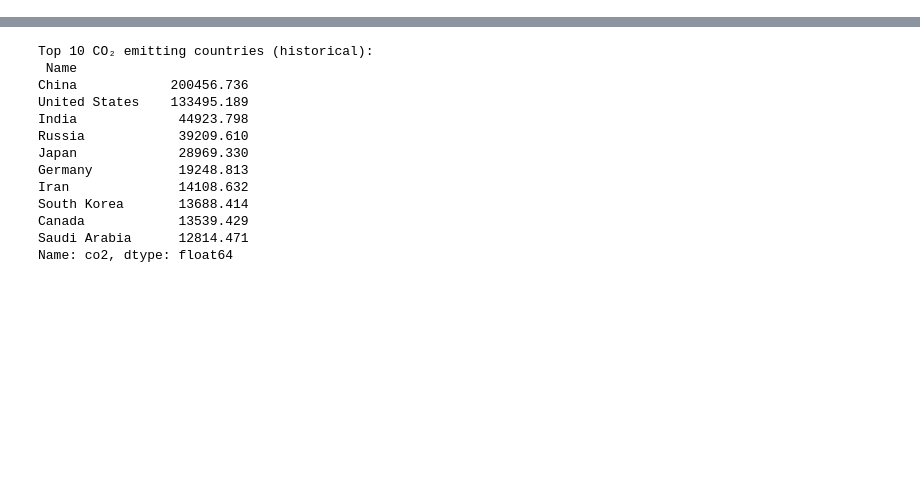
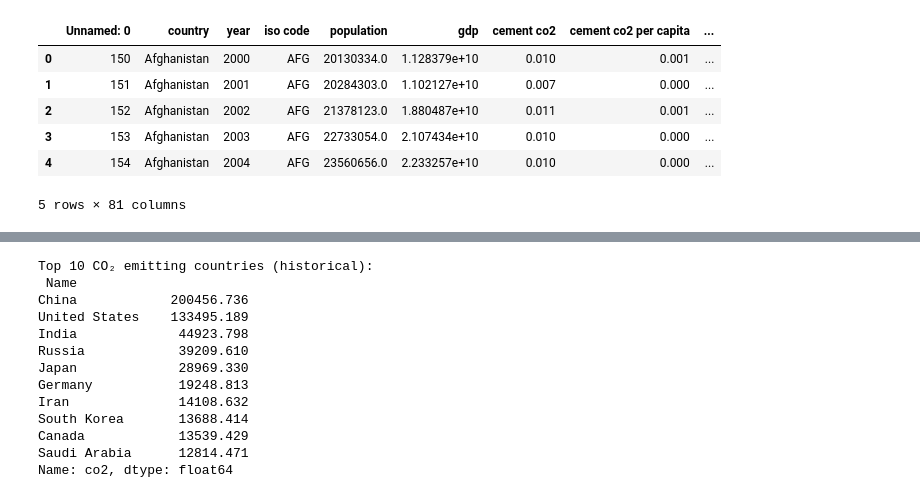
Before and after one commit to ana-nobre/Data-Driven-Insights-for-Multinationals-Global-CO2-Emissions, a Jupyter notebook: EDA/EDA_CO2.ipynb, the cells around one changed output, grey strips where cells are left out. Cells and saved outputs as stored; diff of their text form; code cells hidden in the pictures; blank space fills up the shorter version.

```diff
--- a/EDA_CO2.ipynb
+++ b/EDA/EDA_CO2.ipynb
@@ -4,3 +4,13 @@ import matplotlib.pyplot as plt
 # %%
 df_country = pd.read_csv("data_clean_country.csv")
 df_regions = pd.read_csv("data_clean_regions.csv")
+# %%
+df_country.head()
+# %% [output]
+|  | Unnamed: 0 | country | year | iso code | population | gdp | cement co2 | cement co2 per capita | ... |
+| 0 | 150 | Afghanistan | 2000 | AFG | 20130334.0 | 1.128379e+10 | 0.010 | 0.001 | ... |
+| 1 | 151 | Afghanistan | 2001 | AFG | 20284303.0 | 1.102127e+10 | 0.007 | 0.000 | ... |
+| 2 | 152 | Afghanistan | 2002 | AFG | 21378123.0 | 1.880487e+10 | 0.011 | 0.001 | ... |
+| 3 | 153 | Afghanistan | 2003 | AFG | 22733054.0 | 2.107434e+10 | 0.010 | 0.000 | ... |
+| 4 | 154 | Afghanistan | 2004 | AFG | 23560656.0 | 2.233257e+10 | 0.010 | 0.000 | ... |
+5 rows × 81 columns
```
Also changed, not shown: parts of 1 cell of this notebook, 6 other files.
